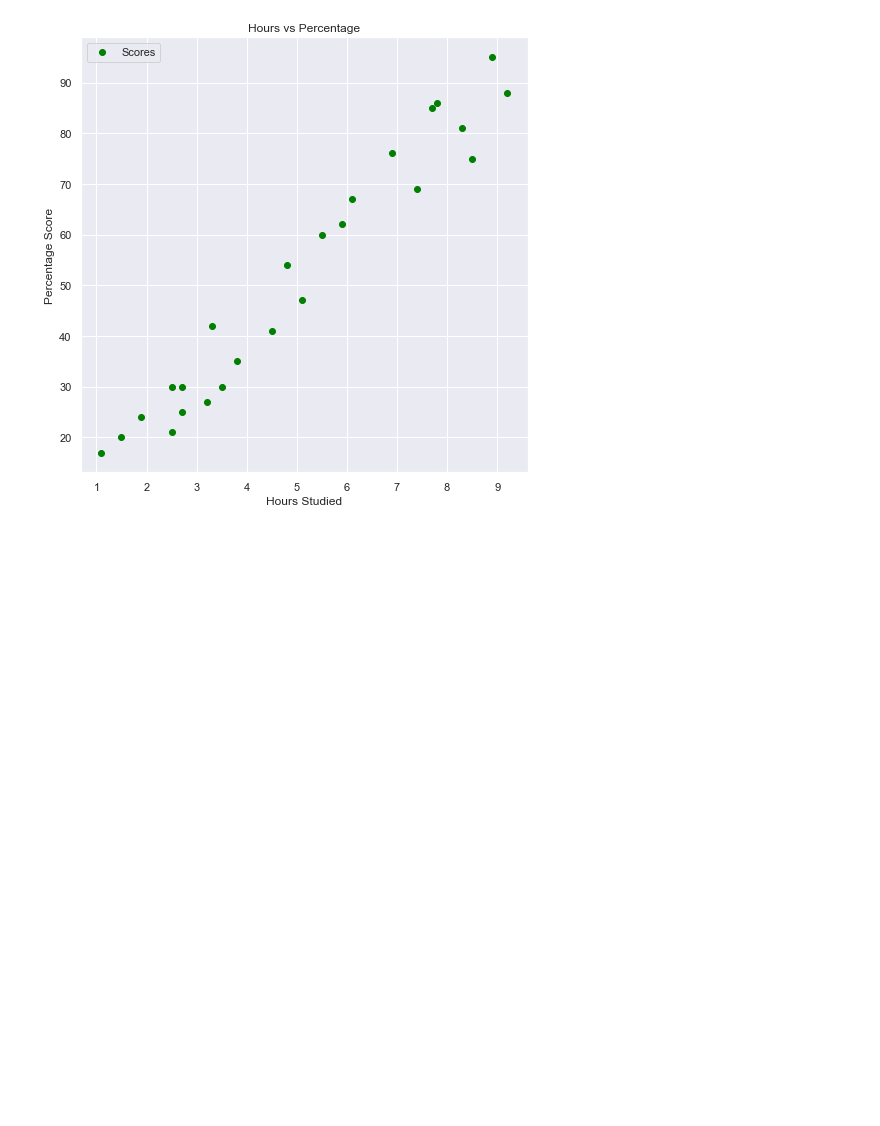
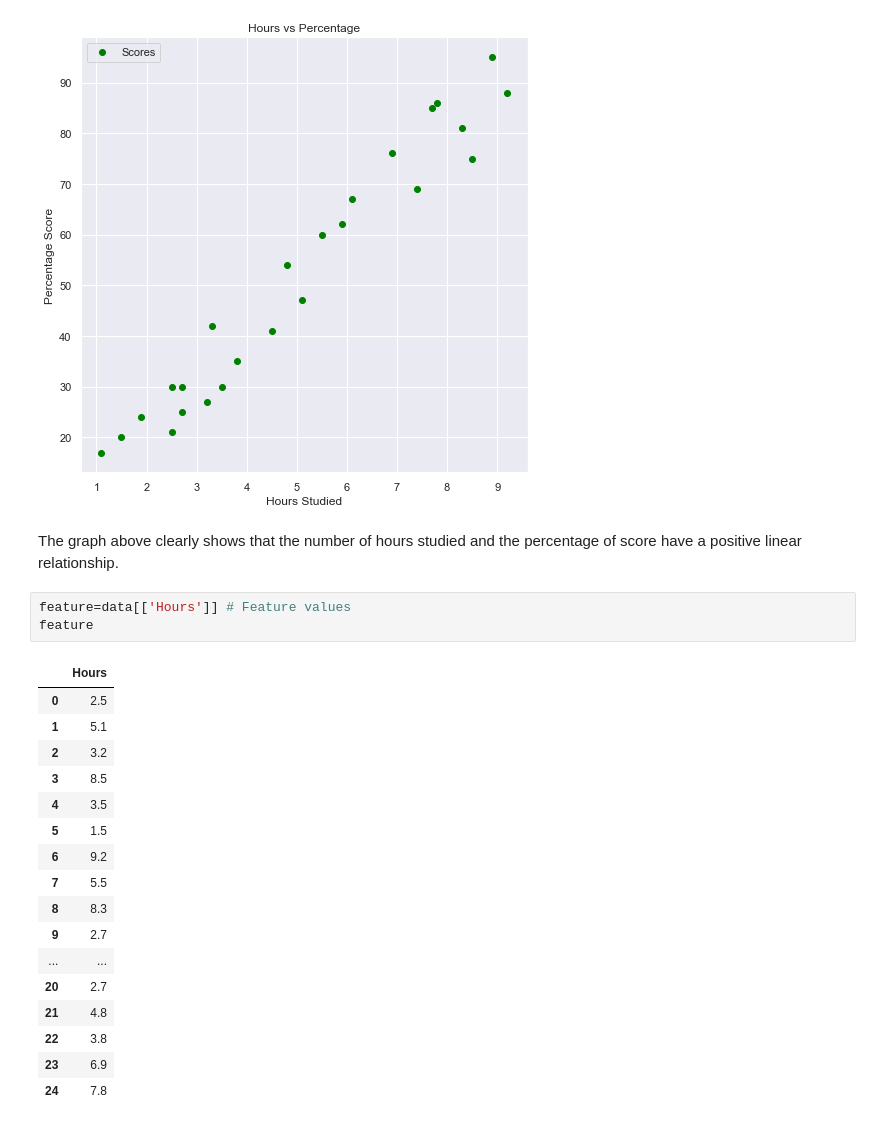
Before and after one commit to Rasel-25/ML, a Jupyter notebook: Classification/GRIP_Task/Study_Hours.ipynb, the cells around one changed output. Drawn from its saved outputs; the diff is of its cells as text; blank space fills up the shorter version.

```diff
--- a/Classification/GRIP_Task/Study_Hours.ipynb
+++ b/Classification/GRIP_Task/Study_Hours.ipynb
@@ -70,3 +101,26 @@ plt.grid()
 plt.show()
 # %% [output]
 [figure]
+# %% [markdown]
+The graph above clearly shows that the number of hours studied and the percentage of score have a positive linear relationship.
+# %%
+feature=data[['Hours']] # Feature values
+feature
+# %% [output]
+|  | Hours |
+| 0 | 2.5 |
+| 1 | 5.1 |
+| 2 | 3.2 |
+| 3 | 8.5 |
+| 4 | 3.5 |
+| 5 | 1.5 |
+| 6 | 9.2 |
+| 7 | 5.5 |
+| 8 | 8.3 |
+| 9 | 2.7 |
+| ... | ... |
+| 20 | 2.7 |
+| 21 | 4.8 |
+| 22 | 3.8 |
+| 23 | 6.9 |
+| 24 | 7.8 |
```
Also changed, not shown: parts of 15 cells of this notebook.
